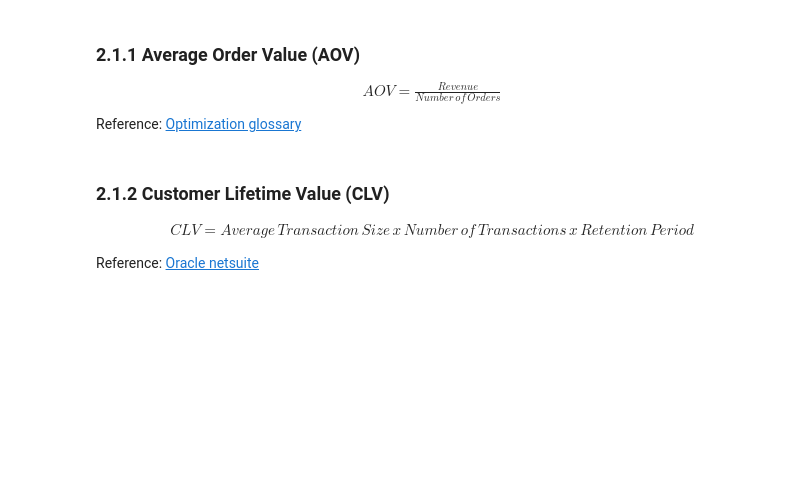
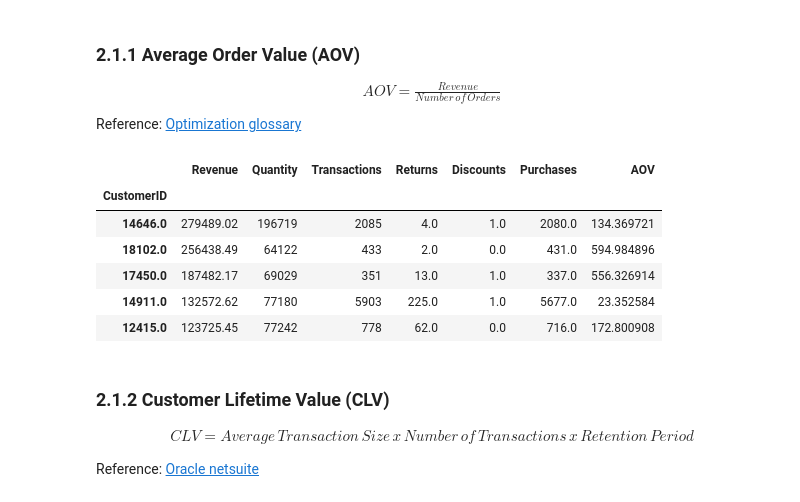
Before and after one commit to henriqueumeda/High-Value-Customers-Identification, a Jupyter notebook: Untitled.ipynb, the cells around one changed output. Drawn from its saved outputs; the diff is of its cells as text; code cells hidden in the pictures; blank space fills up the shorter version.

```diff
--- a/Untitled.ipynb
+++ b/Untitled.ipynb
@@ -336,6 +341,15 @@ Total number of transactions of these CustomerIDs:  262
 Reference: [Optimization glossary](https://www.optimizely.com/optimization-glossary/average-order-value/)
 # %%
 df_cust['AOV'] = df_cust['Revenue']/df_cust['Purchases']
+df_cust.head()
+# %% [output]
+|  | Revenue | Quantity | Transactions | Returns | Discounts | Purchases | AOV |
+| CustomerID |  |  |  |  |  |  |  |
+| 14646.0 | 279489.02 | 196719 | 2085 | 4.0 | 1.0 | 2080.0 | 134.369721 |
+| 18102.0 | 256438.49 | 64122 | 433 | 2.0 | 0.0 | 431.0 | 594.984896 |
+| 17450.0 | 187482.17 | 69029 | 351 | 13.0 | 1.0 | 337.0 | 556.326914 |
+| 14911.0 | 132572.62 | 77180 | 5903 | 225.0 | 1.0 | 5677.0 | 23.352584 |
+| 12415.0 | 123725.45 | 77242 | 778 | 62.0 | 0.0 | 716.0 | 172.800908 |
 # %% [markdown]
 ### 2.1.2 Customer Lifetime Value (CLV)
 
```
Also changed, not shown: parts of 3 cells of this notebook.
